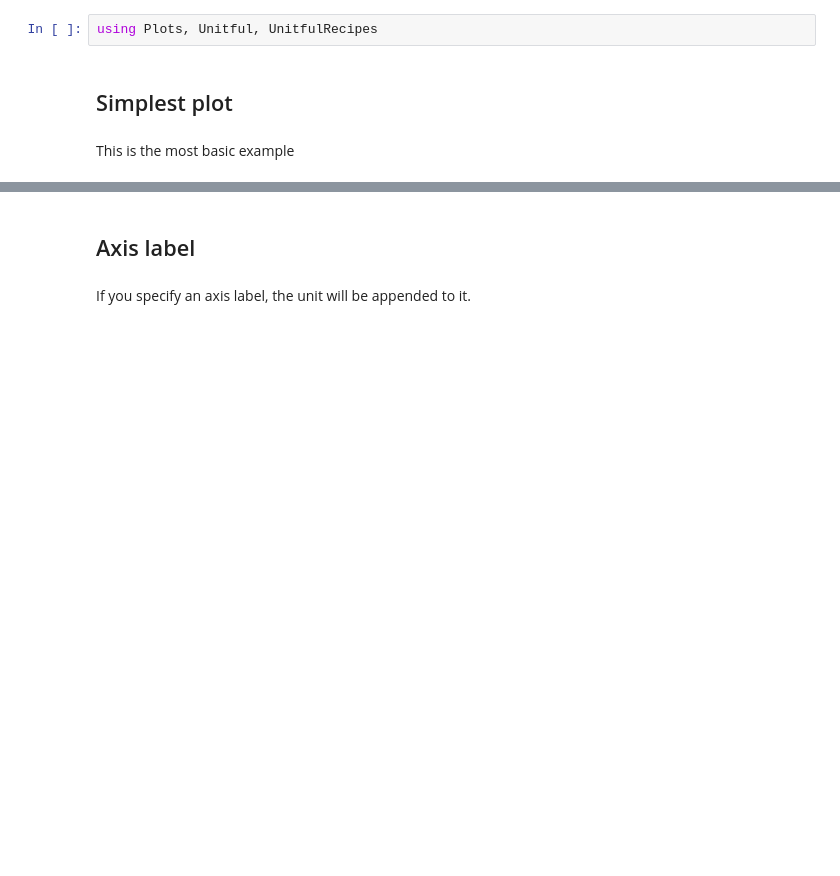
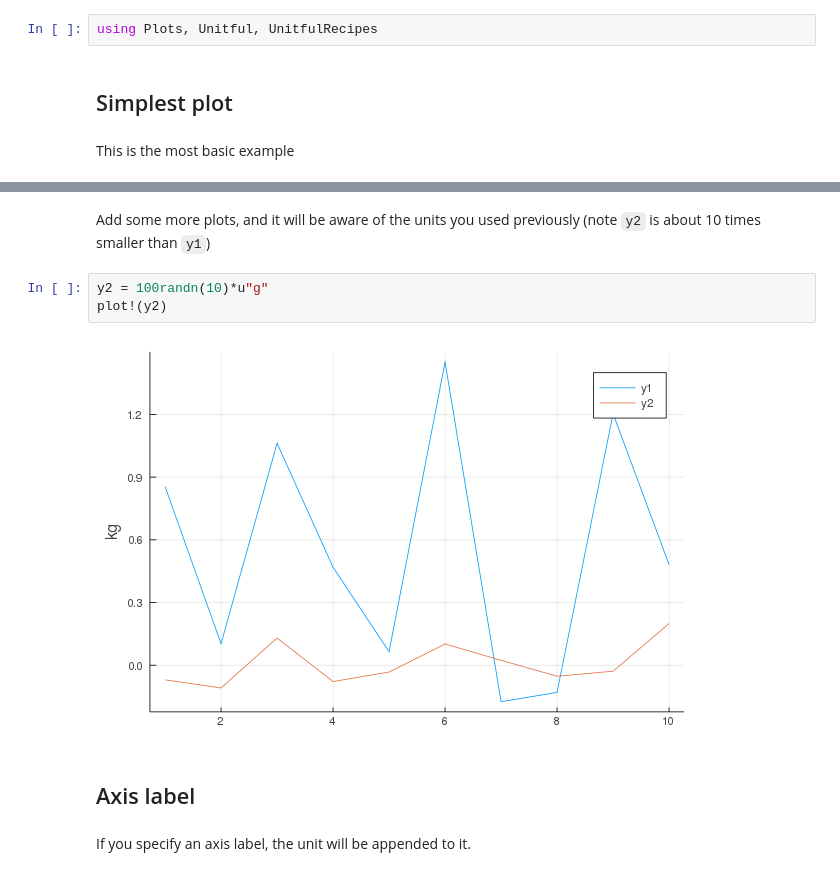
Before and after one commit to jw3126/UnitfulRecipes.jl, a Jupyter notebook: dev/notebooks/1_Examples.ipynb, the cells around one changed output, grey strips where cells are left out. Drawn from its saved outputs; the diff is of its cells as text; blank space fills up the shorter version.

```diff
--- a/dev/notebooks/1_Examples.ipynb
+++ b/dev/notebooks/1_Examples.ipynb
@@ -18,3 +18,10 @@ plot(y)
+# %% [markdown]
+Add some more plots, and it will be aware of the units you used previously (note `y2` is about 10 times smaller than `y1`)
+# %%
+y2 = 100randn(10)*u"g"
+plot!(y2)
+# %% [output]
+[figure, added]
 # %% [markdown]
 ## Axis label
 # %% [markdown]
```
Also changed, not shown: parts of 14 cells of this notebook, 9 other files.
